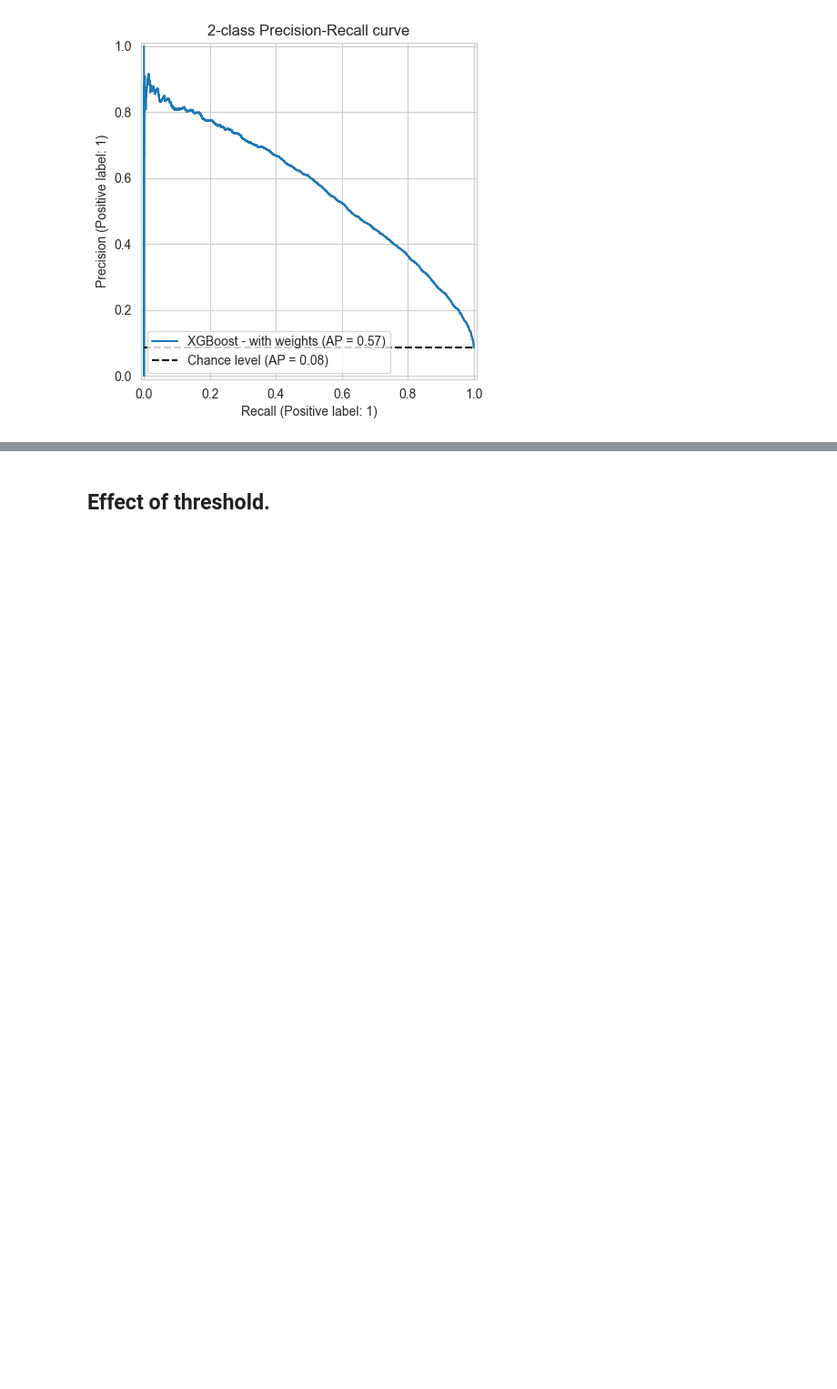
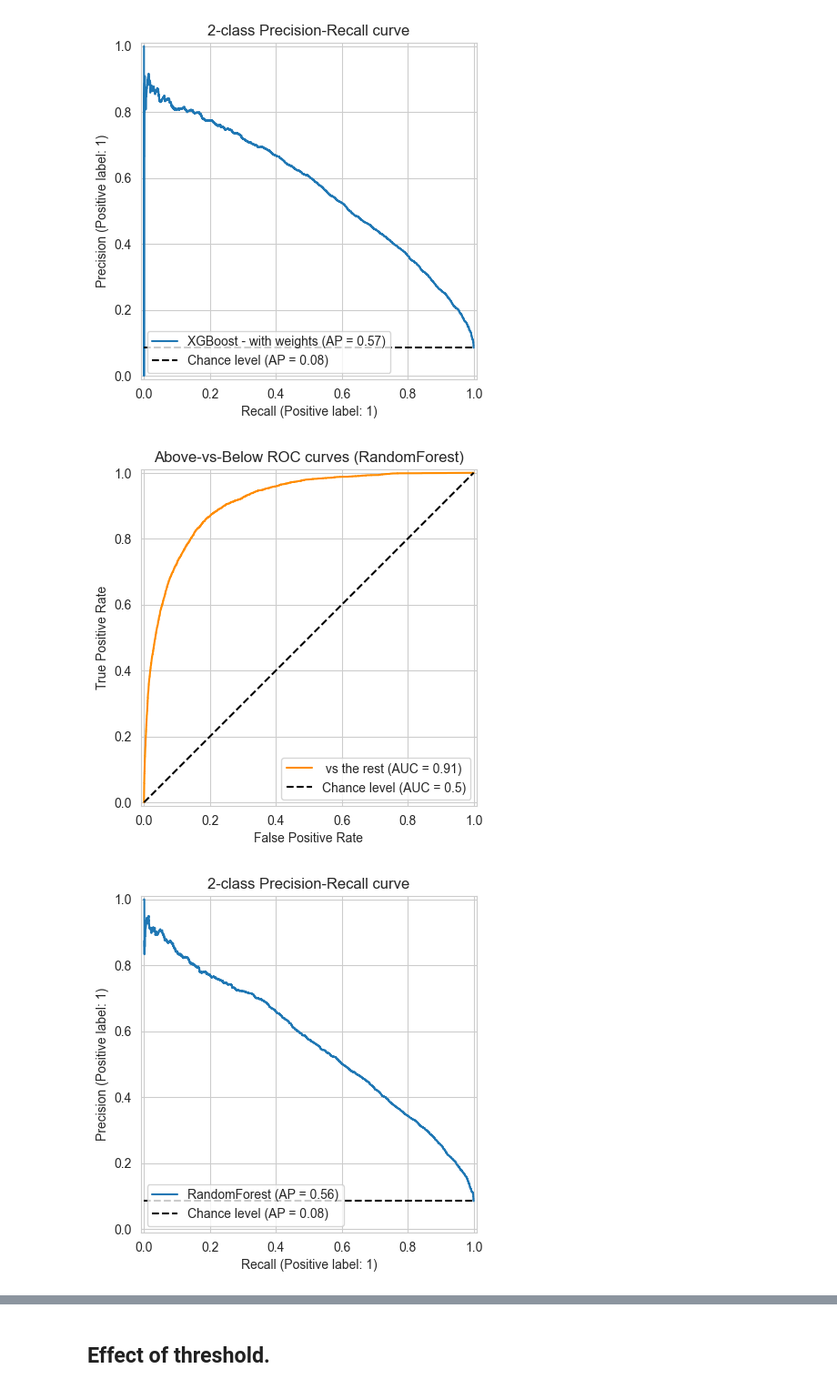
Before and after one commit to hanksnowdon/DataMiningProject, a Jupyter notebook: notebooks/03_ML_training_validation_test.ipynb, the cells around one changed output, grey strips where cells are left out. Shown: that part at 91% size. Cells and saved outputs as stored; diff of their text form; code cells hidden in the pictures; blank space fills up the shorter version.

```diff
--- a/notebooks/03_ML_training_validation_test.ipynb
+++ b/notebooks/03_ML_training_validation_test.ipynb
@@ -528,0 +548,5 @@ best_xgbc_smote = pickle.load(open(filename, 'rb'))
+# %%
+from sklearn.ensemble import RandomForestClassifier
+best_rfc = RandomForestClassifier(n_estimators=50, min_samples_leaf=5)
+
+best_rfc.fit(X_tr_pr, y_train)
@@ -617,3 +643,28 @@ _ = display.ax_.set_title("2-class Precision-Recall curve")
 # %% [output]
 [figure]
 [figure]
+# %%
+y_score_w = best_rfc.predict_proba(X_tst_pr)
+from sklearn.metrics import RocCurveDisplay
+
+display = RocCurveDisplay.from_predictions(
+    y_test[:],
+    y_score_w[:, 1],
+    name=f" vs the rest",
+    color="darkorange",
+    plot_chance_level=True,
+)
+_ = display.ax_.set(
+    xlabel="False Positive Rate",
+    ylabel="True Positive Rate",
+    title="Above-vs-Below ROC curves (RandomForest)",
+)
+from sklearn.metrics import PrecisionRecallDisplay
+
+display = PrecisionRecallDisplay.from_predictions(
+    y_test[:], y_score_w[:,1], name="RandomForest", plot_chance_level=True
+)
+_ = display.ax_.set_title("2-class Precision-Recall curve")
+# %% [output]
+[figure, added]
+[figure, added]
```
Also changed, not shown: parts of 5 cells of this notebook, 1 other file.
